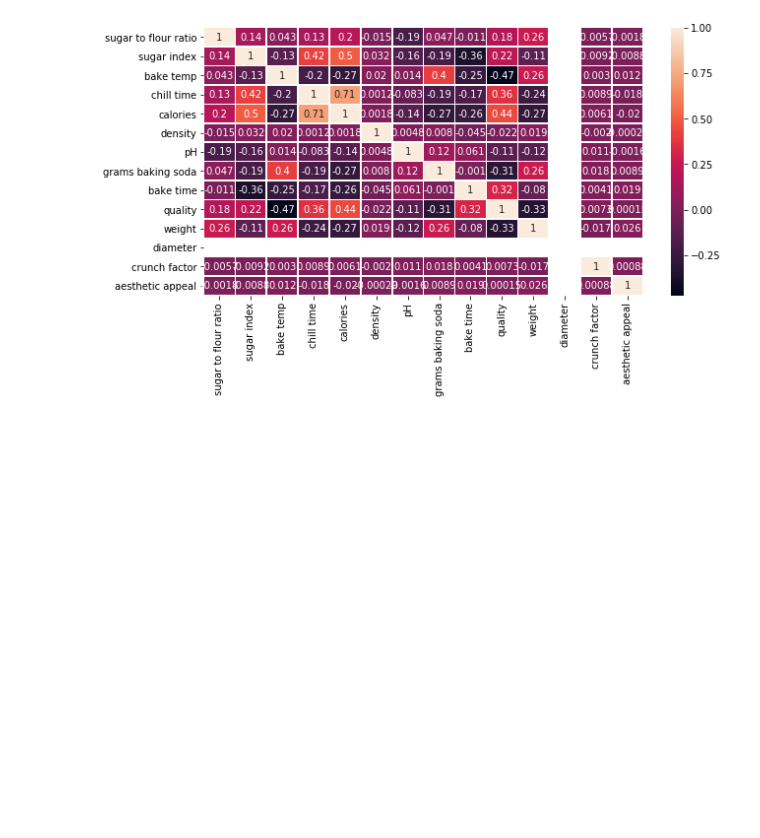
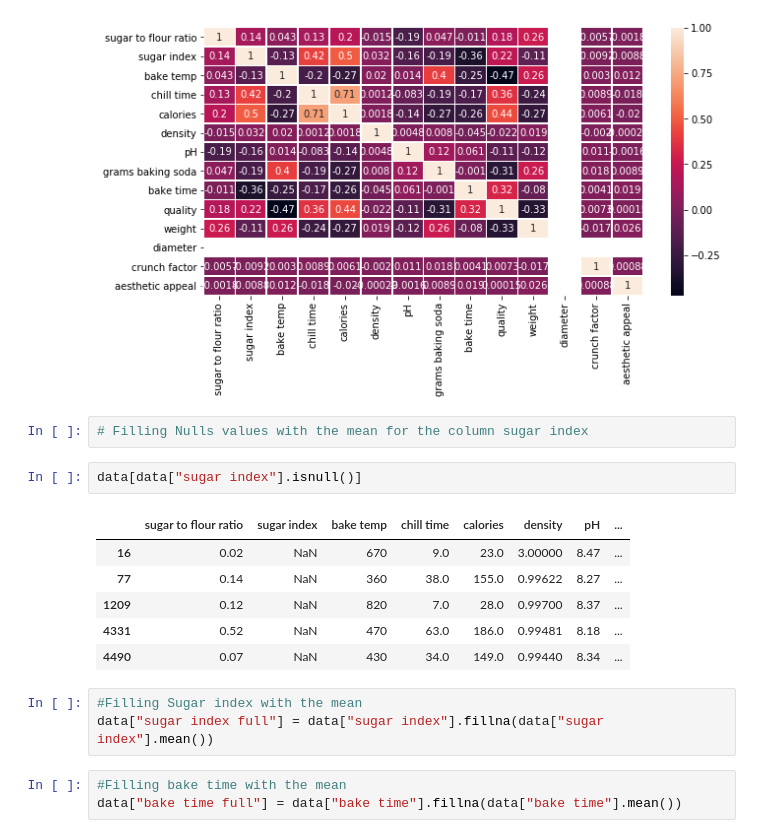
Before and after one commit to ljgoico/DATATHON_PHGL, a Jupyter notebook: 2_prepro/Gus.ipynb, the cells around one changed output. Cells and saved outputs as stored; diff of their text form; blank space fills up the shorter version.

```diff
--- a/2_prepro/Gus.ipynb
+++ b/2_prepro/Gus.ipynb
@@ -151,3 +148,20 @@ sns.heatmap(data.corr(), annot=True, linewidths=.5, ax=ax)
 plt.show()
 # %% [output]
 [figure]
+# %%
+# Filling Nulls values with the mean for the column sugar index
+# %%
+data[data["sugar index"].isnull()]
+# %% [output]
+|  | sugar to flour ratio | sugar index | bake temp | chill time | calories | density | pH | ... |
+| 16 | 0.02 | NaN | 670 | 9.0 | 23.0 | 3.00000 | 8.47 | ... |
+| 77 | 0.14 | NaN | 360 | 38.0 | 155.0 | 0.99622 | 8.27 | ... |
+| 1209 | 0.12 | NaN | 820 | 7.0 | 28.0 | 0.99700 | 8.37 | ... |
+| 4331 | 0.52 | NaN | 470 | 63.0 | 186.0 | 0.99481 | 8.18 | ... |
+| 4490 | 0.07 | NaN | 430 | 34.0 | 149.0 | 0.99440 | 8.34 | ... |
+# %%
+#Filling Sugar index with the mean
+data["sugar index full"] = data["sugar index"].fillna(data["sugar index"].mean())
+# %%
+#Filling bake time with the mean
+data["bake time full"] = data["bake time"].fillna(data["bake time"].mean())
```
Also changed, not shown: parts of 13 cells of this notebook.
